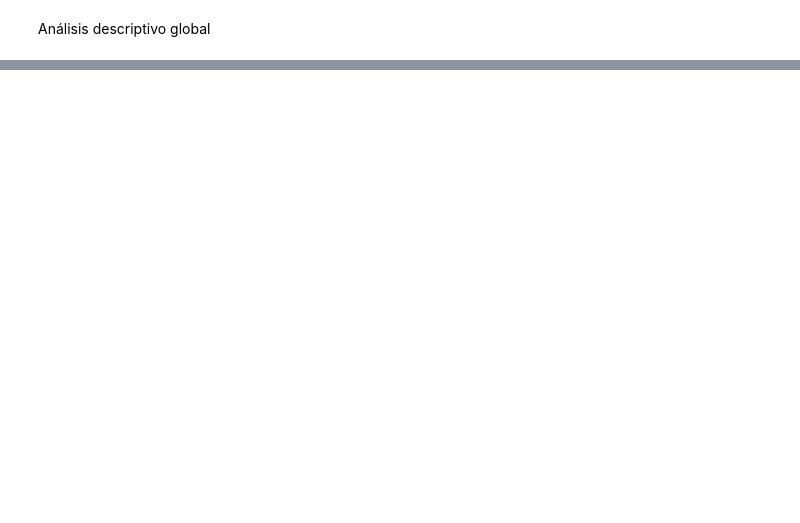
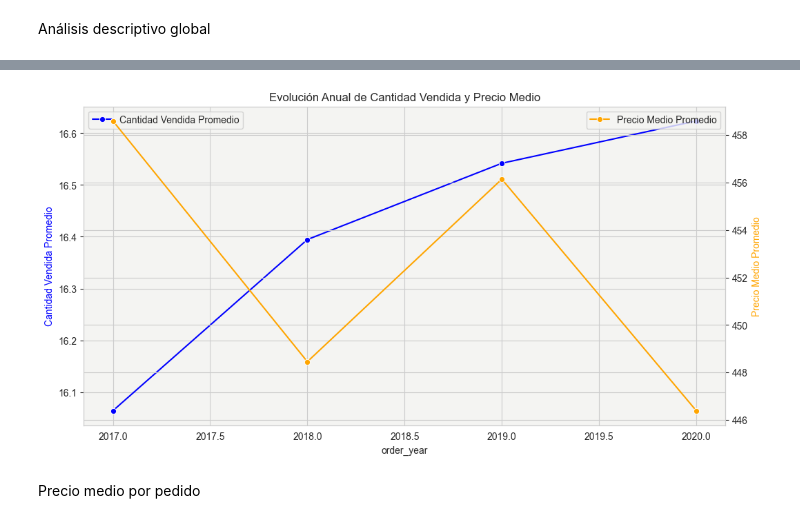
Before and after one commit to Sebastien732/Proyecto_final_EDA_dashboard, a Jupyter notebook: Notebook/exploracion.ipynb, the cells around one changed output, grey strips where cells are left out. Saved outputs shown, nothing was run; the diff lists cells and outputs as text; code cells hidden in the pictures; blank space fills up the shorter version.

```diff
--- a/Notebook/exploracion.ipynb
+++ b/Notebook/exploracion.ipynb
@@ -849,0 +1000,9 @@ print("Número de tipos de comidas únicos:", df_final['cuisine'].nunique())
+# %%
+#grafico de barras de la media de pedidos por dia de la semana con orden de lunes a domingo
+order = ['Monday', 'Tuesday', 'Wednesday', 'Thursday', 'Friday', 'Saturday', 'Sunday']
+df_full['order_day'] = pd.Categorical(df_full['order_day'], categories=order, ordered=True)
+plt.figure(figsize=(10, 6))
+sns.barplot(x='order_day', y='order_id', data=df_full.groupby('order_day')['order_id'].nunique().reset_index())
+plt.title('Media de Pedidos por Día de la Semana')
+plt.savefig('../Outputs/media_pedidos_dia_semana.png')
+plt.show()
@@ -849,0 +1048,18 @@ print("Número de tipos de comidas únicos:", df_final['cuisine'].nunique())
+# %%
+#grafico de linea de la cantidad vendida por pedido por años (coordinada x a la izquierda)
+# combinado con grafico de linea de la evolucion del precio de la media de average_sales_price por años (coordinada x a la derecha)
+fig, ax1 = plt.subplots(figsize=(12, 6))
+ax2 = ax1.twinx()
+cantidad_vendida_anual = df_full.groupby('order_year')['sales_qty'].mean().reset_index()
+precio_medio_anual = df_full.groupby('order_year')['average_sales_price'].mean().reset_index()
+sns.lineplot(x='order_year', y='sales_qty', data=cantidad_vendida_anual, marker='o', ax=ax1, color='blue', label='Cantidad Vendida Promedio')
+sns.lineplot(x='order_year', y='average_sales_price', data=precio_medio_anual, marker='o', ax=ax2, color='orange', label='Precio Medio Promedio')
+ax1.set_ylabel('Cantidad Vendida Promedio', color='blue')
+ax2.set_ylabel('Precio Medio Promedio', color='orange')
+plt.title('Evolución Anual de Cantidad Vendida y Precio Medio')
+plt.savefig('../Outputs/evolucion_cantidad_vendida_precio_medio.png')
+plt.show()
+# %% [output]
+[figure, added]
+# %% [markdown]
+Precio medio por pedido
```
Also changed, not shown: parts of 44 cells of this notebook, 6 other files.
